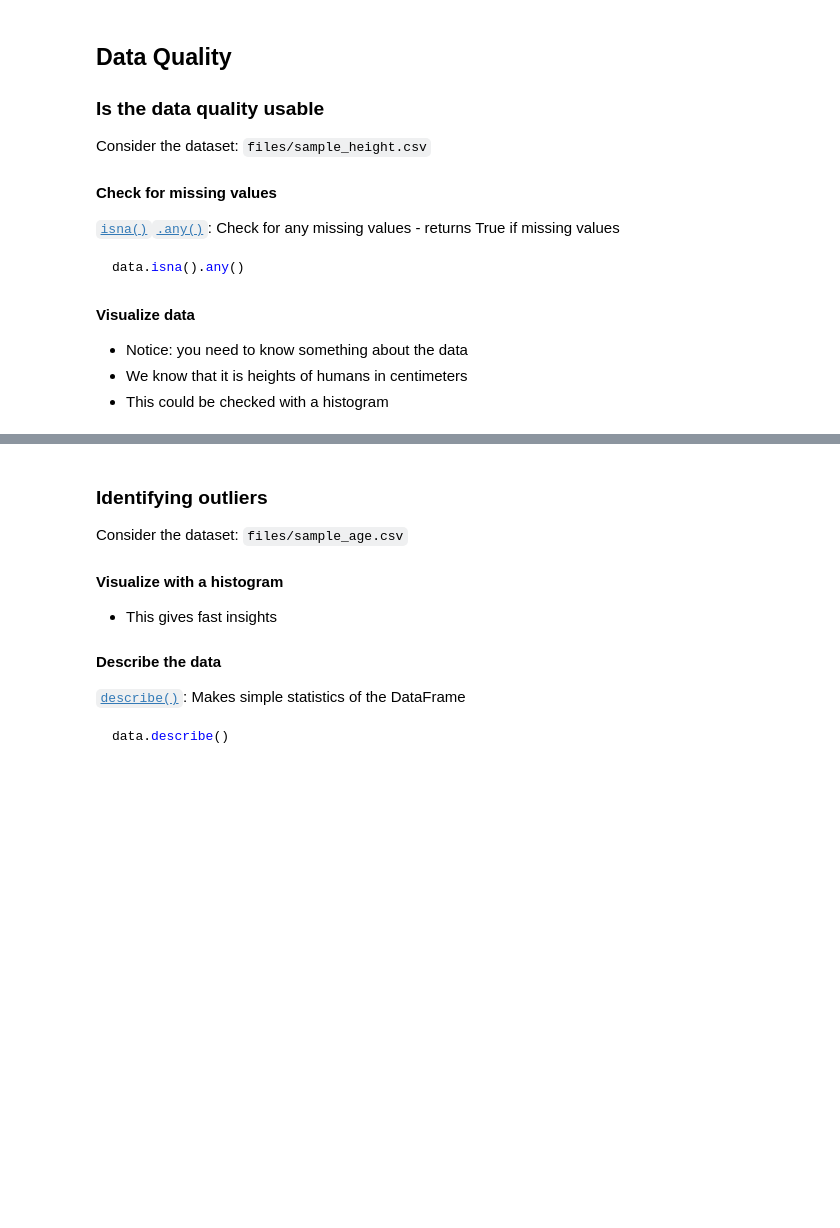
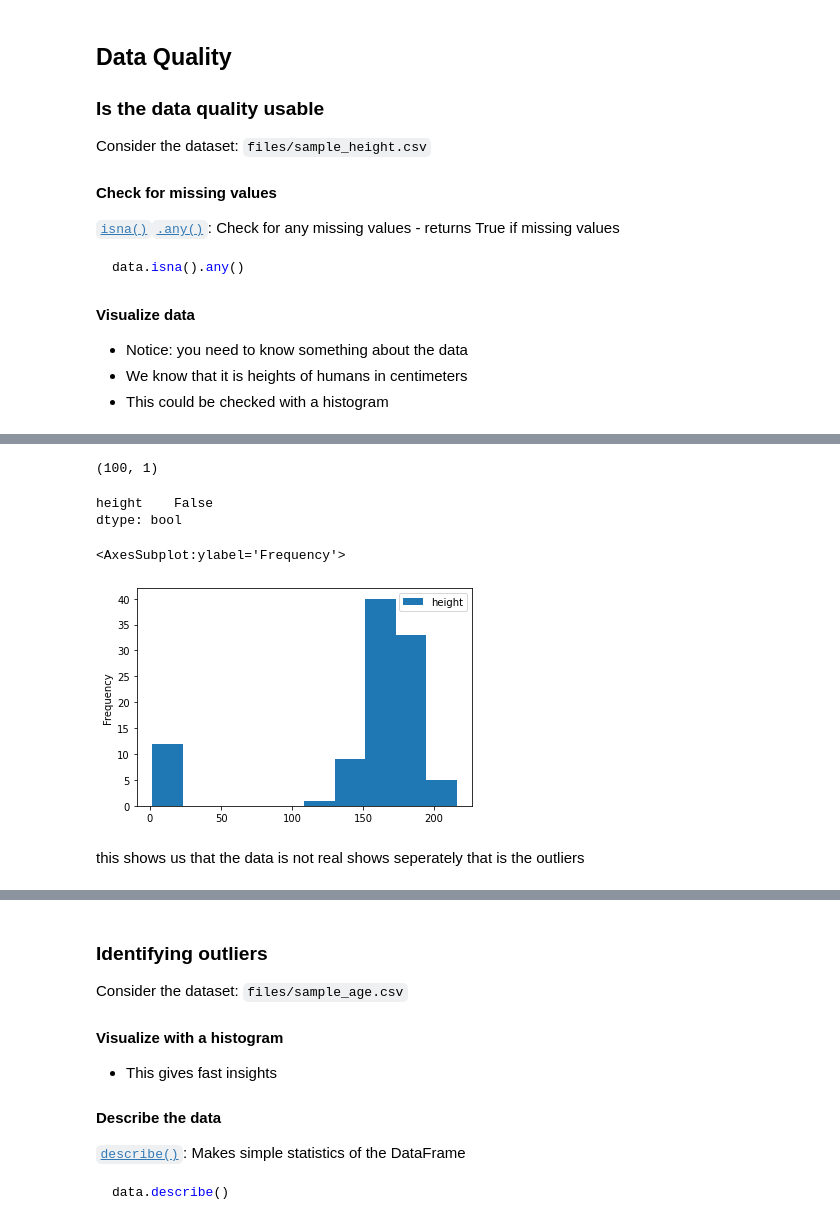
Before and after one commit to usmanjavaid227/DataScienceWithPython, a Jupyter notebook: jupyter/starter/01 - Lesson - Visualization.ipynb, the cells around one changed output, grey strips where cells are left out. Drawn from its saved outputs; the diff is of its cells as text; code cells hidden in the pictures; blank space fills up the shorter version.

```diff
--- a/jupyter/starter/01 - Lesson - Visualization.ipynb
+++ b/jupyter/starter/01 - Lesson - Visualization.ipynb
@@ -52,3 +88,5 @@ data.isna().any()
 - Notice: you need to know something about the data
 - We know that it is heights of humans in centimeters
 - This could be checked with a histogram
+# %%
+data=pd.read_csv('files/sample_height.csv')
@@ -54,0 +102,16 @@ data.isna().any()
+# %%
+data.shape
+# %% [output]
+(100, 1)
+# %%
+data.isnull().any()
+# %% [output]
+height    False
+dtype: bool
+# %%
+data.plot.hist()
+# %% [output]
+<AxesSubplot:ylabel='Frequency'>
+[figure, added]
+# %% [markdown]
+this shows us that the data is not real shows seperately that is the outliers
```
Also changed, not shown: parts of 40 cells of this notebook.
